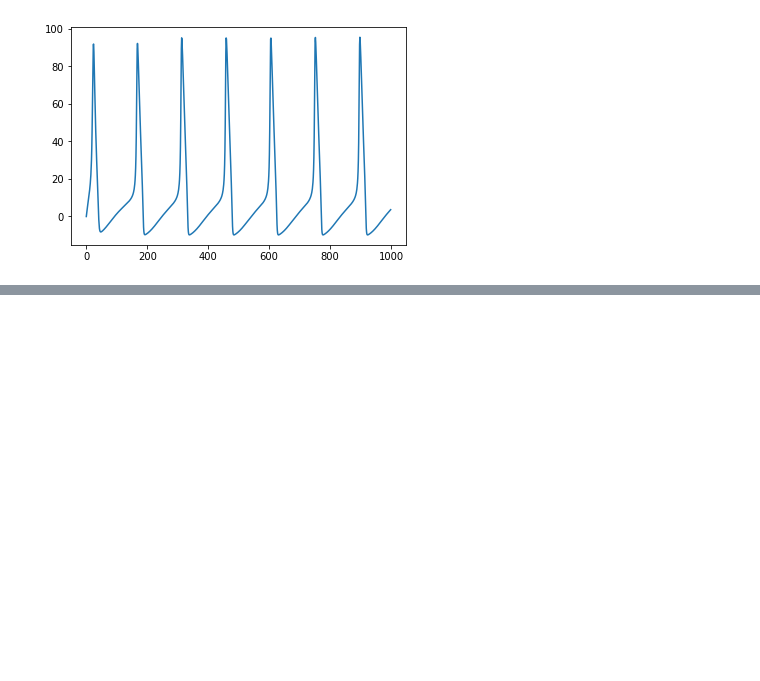
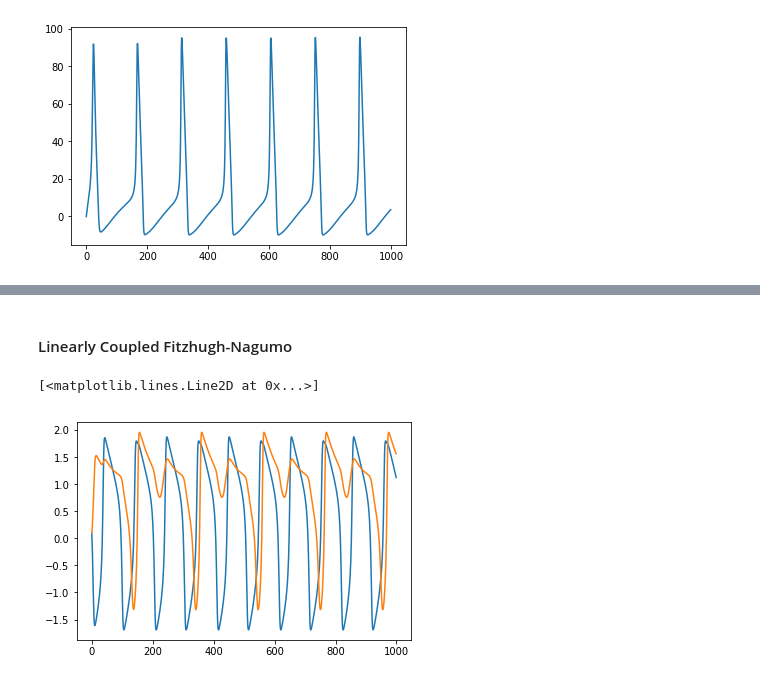
Before and after one commit to zthurman/fizzpy, a Jupyter notebook: Notebooks/Fractal Dynamics.ipynb, the cells around one changed output, grey strips where cells are left out. Cells and saved outputs as stored; diff of their text form; code cells hidden in the pictures; blank space fills up the shorter version.

```diff
--- a/Notebooks/Fractal Dynamics.ipynb
+++ b/Notebooks/Fractal Dynamics.ipynb
@@ -224,0 +225,27 @@ plt.plot(y)
+# %% [markdown]
+#### Linearly Coupled Fitzhugh-Nagumo
+# %%
+a = 0.75
+b = 0.8
+c = 3
+i = -0.66
+k1 = 0.1
+k2 = 0.1
+inits = [0.1, 0.1, 0.1, 0.1]
+
+def lcoupled_fitzhughnagumo_equation(state, t):
+    v, w, v1, w1 = tf.unstack(state)
+    dv = c*(v + w - (v**3/3) + i + k1*(v1 - v))
+    dw = -1/c * (v - a + b*w)
+    dv1 = c*(v1 + w1 - (v1**3/3) +  k2*(v - v1))
+    dw1 = -1/c * (v1 - a + b*w1)
+    return tf.stack([dv, dw, dv1, dw1])
+
+sess = tf.Session()
+state, info = sess.run(generate_odesolution(lcoupled_fitzhughnagumo_equation, inits, tfinal=100))
+v, w, v1, w1 = state.T
+plt.plot(v)
+plt.plot(v1)
+# %% [output]
+[<matplotlib.lines.Line2D at 0x...>]
+[figure, added]
```
Also changed, not shown: parts of 3 cells of this notebook.
